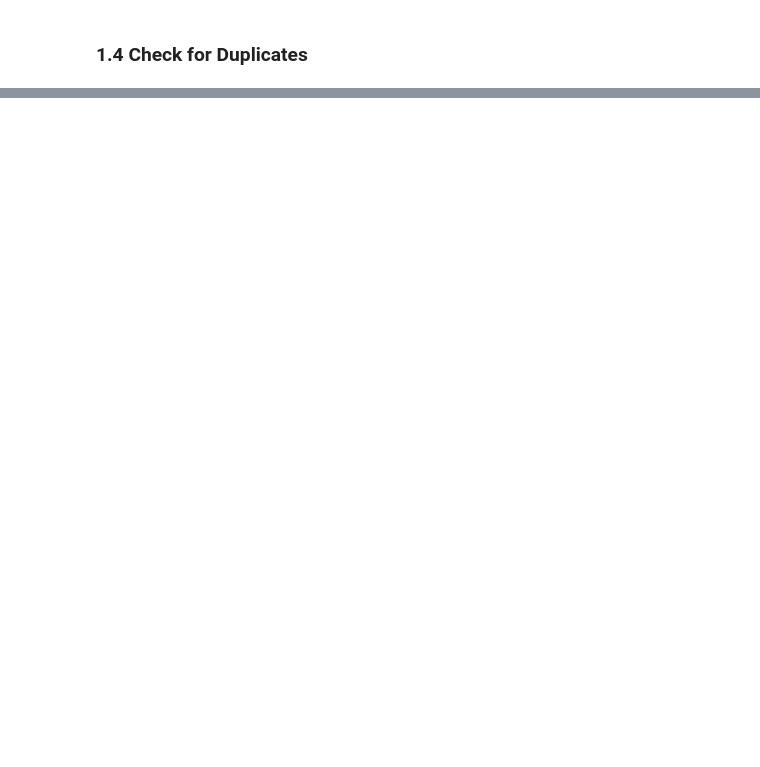
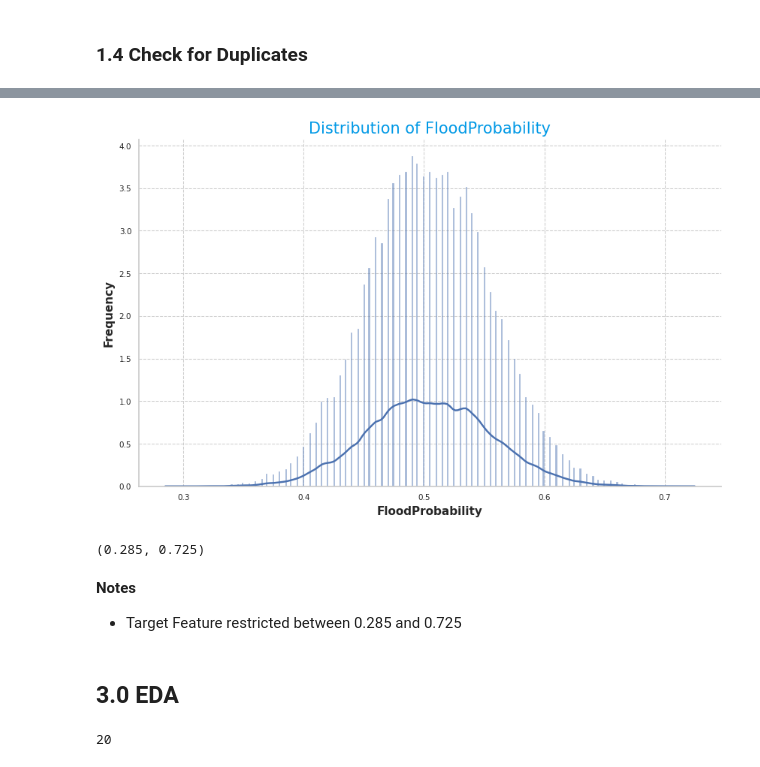
Before and after one commit to fabriziobasso/kaggle, a Jupyter notebook: S4E5_EDA.ipynb, the cells around one changed output, grey strips where cells are left out. Cells and saved outputs as stored; diff of their text form; code cells hidden in the pictures; blank space fills up the shorter version.

```diff
--- a/S4E5_EDA.ipynb
+++ b/S4E5_EDA.ipynb
@@ -714,0 +746,4 @@ new_train.shape
+# %%
+dataset_manager.train = new_train
+train_df = dataset_manager.train_dataset
+train_df.shape
@@ -789,0 +801,30 @@ test_df.loc[test_dup.index,"duplicate"]=test_dup.loc[test_dup.index,"Rings_o"]
+# %%
+target_groups = train_df.copy()
+plt.figure(figsize=(10, 6))
+sns.histplot(data=target_groups, x='FloodProbability', kde=True,
+             stat="percent"
+              )
+plt.title('Distribution of FloodProbability', fontsize=15)
+plt.xlabel('FloodProbability')
+plt.ylabel('Frequency')
+plt.grid(True)
+#plt.yscale('log')
+plt.show()
+# %% [output]
+[figure, added]
+# %%
+train_df.FloodProbability.min(),train_df.FloodProbability.max(),
+# %% [output]
+(0.285, 0.725)
+# %% [markdown]
+**Notes**
+
+- Target Feature restricted between 0.285 and 0.725
+# %% [markdown]
+## 3.0 **EDA**
+# %%
+run_graph=0
+features = list(test_df.columns)
+len(features)
+# %% [output]
+20
```
Also changed, not shown: parts of 49 cells of this notebook.
